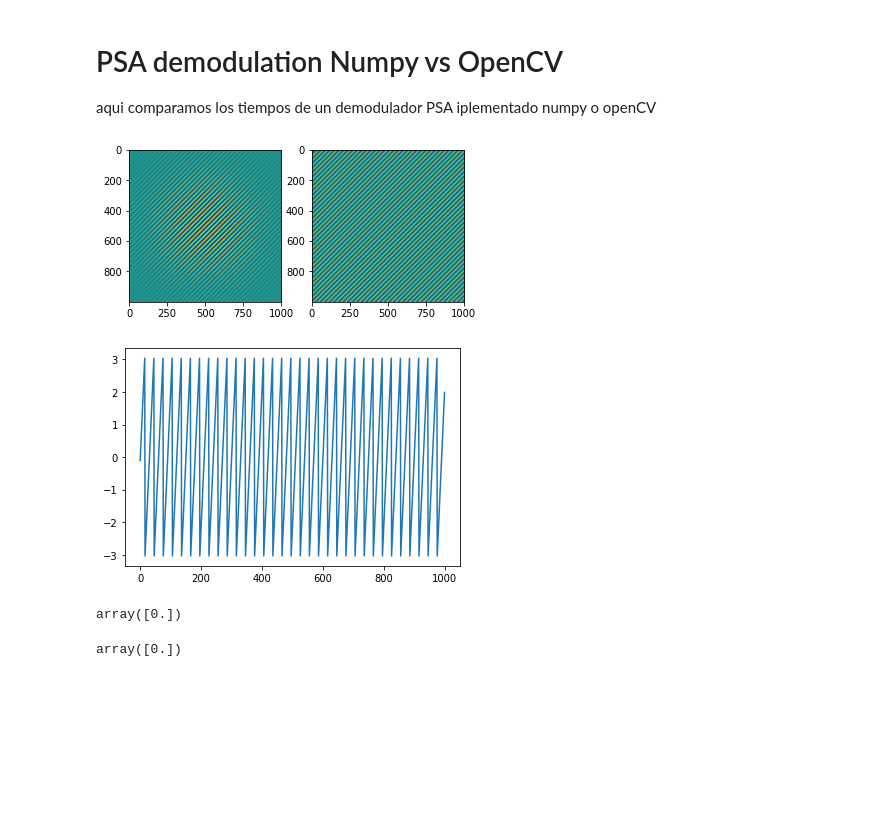
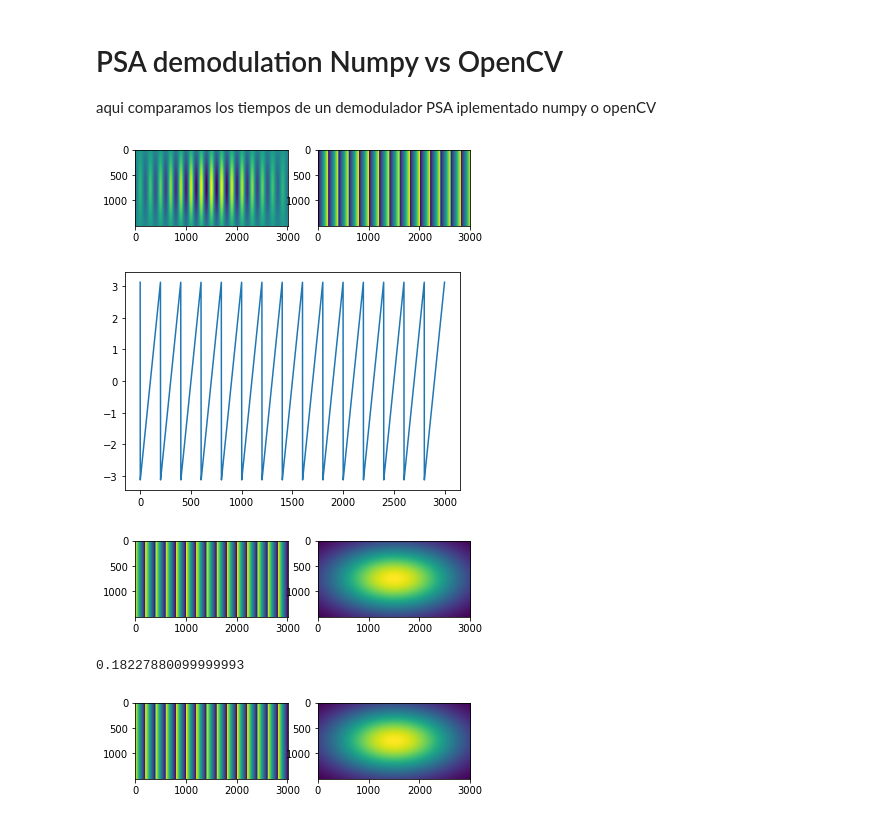
Before and after one commit to juaquiro/ejemplospythonaq, a Jupyter notebook: Notebooks/NumPy/PSA demodulation Numpy vs OpenCV .ipynb, the cells around one changed output. Cells and saved outputs as stored; diff of their text form; code cells hidden in the pictures; blank space fills up the shorter version.

```diff
--- a/Notebooks/NumPy/PSA demodulation Numpy vs OpenCV .ipynb
+++ b/Notebooks/NumPy/PSA demodulation Numpy vs OpenCV .ipynb
@@ -8,5 +9,5 @@ from matplotlib import pyplot as plt
 # %%
-def calculateTestPhasor(z_size=(512, 511), T=(30, 30), amplitude=100, bkg = 128, phase_shift = np.zeros(1), sigma_factor=(0.3, 0.3)):
+def calculateTestPhasor(z_size=(512, 511), T_period=(30, 30), amplitude=100, bkg = 128, phase_steps = np.zeros(1), sigma_factor=(0.3, 0.3)):
     """!
     @brief this funcion calculates a test phasor for PFA methods
     @details aux function for calculating complex phasors. The phasor is a monochromatic signal of period T
@@ -29,7 +30,7 @@ def calculateTestPhasor(z_size=(512, 511), T=(30, 30), amplitude=100, bkg = 128,
     X, Y = np.meshgrid(x, y)
 
     # fringe period in Px
-    Tx, Ty = T
+    Tx, Ty = T_period
 
     # phase, background and modulation
     phi = 2 * np.pi * (X / Tx + Y / Ty)
@@ -38,25 +39,28 @@ def calculateTestPhasor(z_size=(512, 511), T=(30, 30), amplitude=100, bkg = 128,
     m = amplitude * np.exp(-X ** 2 / (2 * sigma_x ** 2) - Y ** 2 / (2 * sigma_y ** 2))
     z = m * (np.cos(phi) + 1j * np.sin(phi))
 
-    nIgrams=phase_shift.size
-    g= np.zeros((nIgrams, NR, NC))
+    nIgrams=phase_steps.size
+    gList= np.zeros((nIgrams, NR, NC))
     for n in range(nIgrams):
-        g[n] = bkg + m * np.cos(phi+phase_shift[n])
+        gList[n] = bkg + m * np.cos(phi+phase_steps[n])
 
-    return z, g, m
+    return z, gList, m
 # %%
-zSize=(1000, 1001)
-z, g, m = calculateTestPhasor(z_size=zSize)
+zSize=(1500, 3001)
+T=(1000/5, 0.001)
+w0=np.pi/2
+phaseSteps=w0*np.arange(0, 4)
+z, gList, m = calculateTestPhasor(z_size=zSize, T_period=T, phase_steps=phaseSteps)
 # %%
-plt.subplot(121);plt.imshow(g[0]) # expect true color
+plt.subplot(121);plt.imshow(gList[0]-gList[2]) # expect true color
 plt.subplot(122);plt.imshow(np.angle(z))
 plt.show()
 # %% [output]
-[figure, old version]
+[figure, new version]
 # %%
-plt.plot(np.angle(z[400]))
+plt.plot(np.angle(z[400, :]))
 plt.show()
 # %% [output]
-[figure, old version]
+[figure, new version]
 # %%
 hPSA4LS=np.array([1, 1j, -1, -1j])
@@ -65,8 +75,12 @@ x=np.zeros(1)
 # %%
-x
+plt.subplot(121);plt.imshow(np.angle(zDNumpy)) # expect true color
+plt.subplot(122);plt.imshow(np.abs(zDNumpy))
+plt.show()
 # %% [output]
-array([0.])
+[figure, added]
 # %%
-2*x
+loop=100
+result = timeit.timeit(lambda: demodulateNumpy(gList, hPSA4LS), number=loop)
+print(result / loop)
 # %% [output]
-array([0.])
+0.18227880099999993
@@ -72,0 +100,6 @@ array([0.])
+# %%
+plt.subplot(121);plt.imshow(np.angle(zDCV)) # expect true color
+plt.subplot(122);plt.imshow(np.abs(zDCV))
+plt.show()
+# %% [output]
+[figure, added]
```
Also changed, not shown: parts of 7 cells of this notebook.
